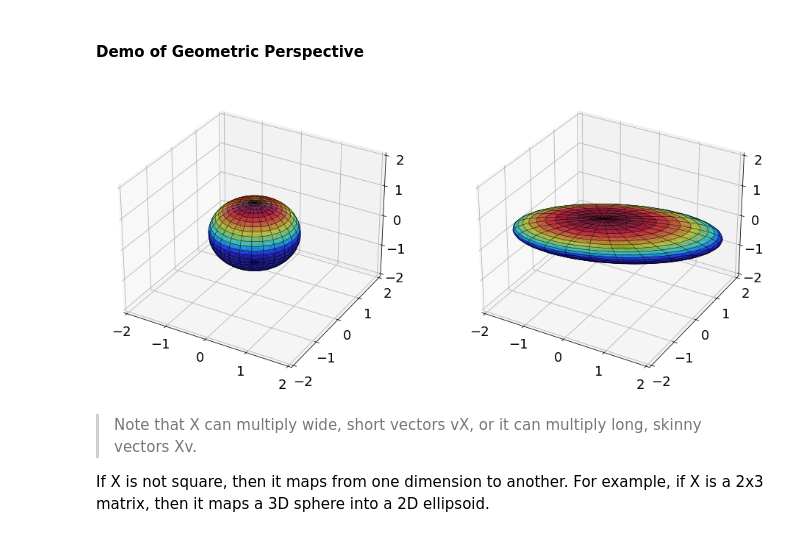
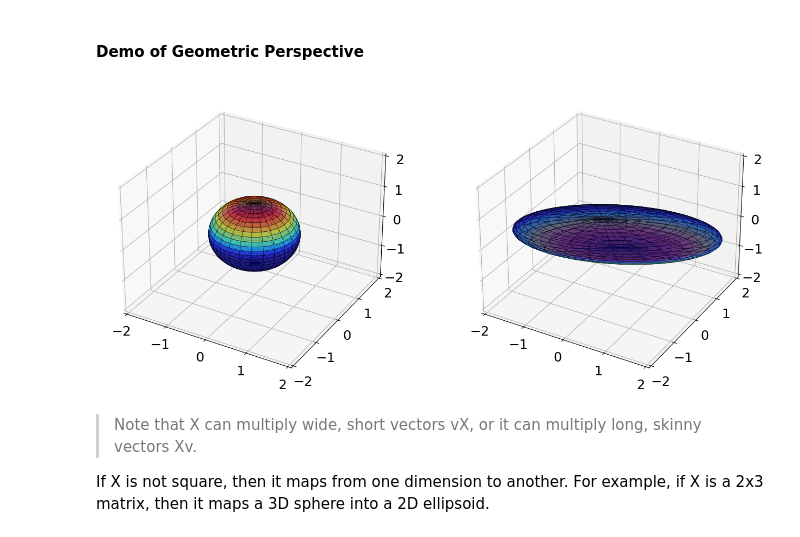
Before and after one commit to drolsonmi/math3280, a Jupyter notebook: Notes/3280_07_SVD.ipynb, the cells around one changed output. Drawn from its saved outputs; the diff is of its cells as text; code cells hidden in the pictures.

```diff
--- a/Notes/3280_07_SVD.ipynb
+++ b/Notes/3280_07_SVD.ipynb
@@ -121,8 +122,8 @@ import numpy as np
 import os
 plt.rcParams['figure.figsize'] = [16, 8]
 
-A = imread("Data/dog.jpg")
-#A = imread("Data/deer.jpg")
+#A = imread("Data/dog.jpg")
+A = imread("Data/deer.jpg")
 X = np.mean(A, -1); # Convert RGB to grayscale
 
 img = plt.imshow(X)
@@ -302,40 +316,35 @@ X2 = U @ np.diag(S)
 fig = plt.figure()
 ax1 = fig.add_subplot(121, projection='3d')
 u = np.linspace(-np.pi, np.pi, 100)
 v = np.linspace(0, np.pi, 100)
 x = np.outer(np.cos(u), np.sin(v))
 y = np.outer(np.sin(u), np.sin(v))
 z = np.outer(np.ones(np.size(u)), np.cos(v))
 
 ### Plot the surface
 surf1 = ax1.plot_surface(x, y, z, cmap='jet',alpha=0.6,facecolors=plt.cm.jet(z),linewidth=0.5,rcount=30,ccount=30)
 surf1.set_edgecolor('k')
 ax1.set_xlim3d(-2, 2)
 ax1.set_ylim3d(-2, 2)
 ax1.set_zlim3d(-2, 2)
 
 xR = np.zeros_like(x)
 yR = np.zeros_like(y)
 zR = np.zeros_like(z)
 
 for i in range(x.shape[0]):
     for j in range(x.shape[1]):
-        xR[i,j], yR[i,j], zR[i,j] = X2 @ [x[i,j], y[i,j], z[i,j]]
-        #vec = [x[i,j], y[i,j], z[i,j]]
-        #vecR = X2 @ vec
-        #xR[i,j] = vecR[0]
-        #yR[i,j] = vecR[1]
-        #zR[i,j] = vecR[2]
+        xR[i,j], yR[i,j], zR[i,j] = X @ [x[i,j], y[i,j], z[i,j]]
 
 ax2 = fig.add_subplot(122, projection='3d')
 surf2 = ax2.plot_surface(xR, yR, zR, cmap='jet',alpha=0.6,linewidth=0.5,facecolors=plt.cm.jet(z),rcount=30,ccount=30)
 surf2.set_edgecolor('k')
 ax2.set_xlim3d(-2, 2)
 ax2.set_ylim3d(-2, 2)
 ax2.set_zlim3d(-2, 2)
 plt.show()
 # %% [output]
-[figure, old version]
+[figure, new version]
 # %% [markdown]
 > Note that X can multiply wide, short vectors vX, or it can multiply long, skinny vectors Xv.
 
```
Also changed, not shown: parts of 15 cells of this notebook.
